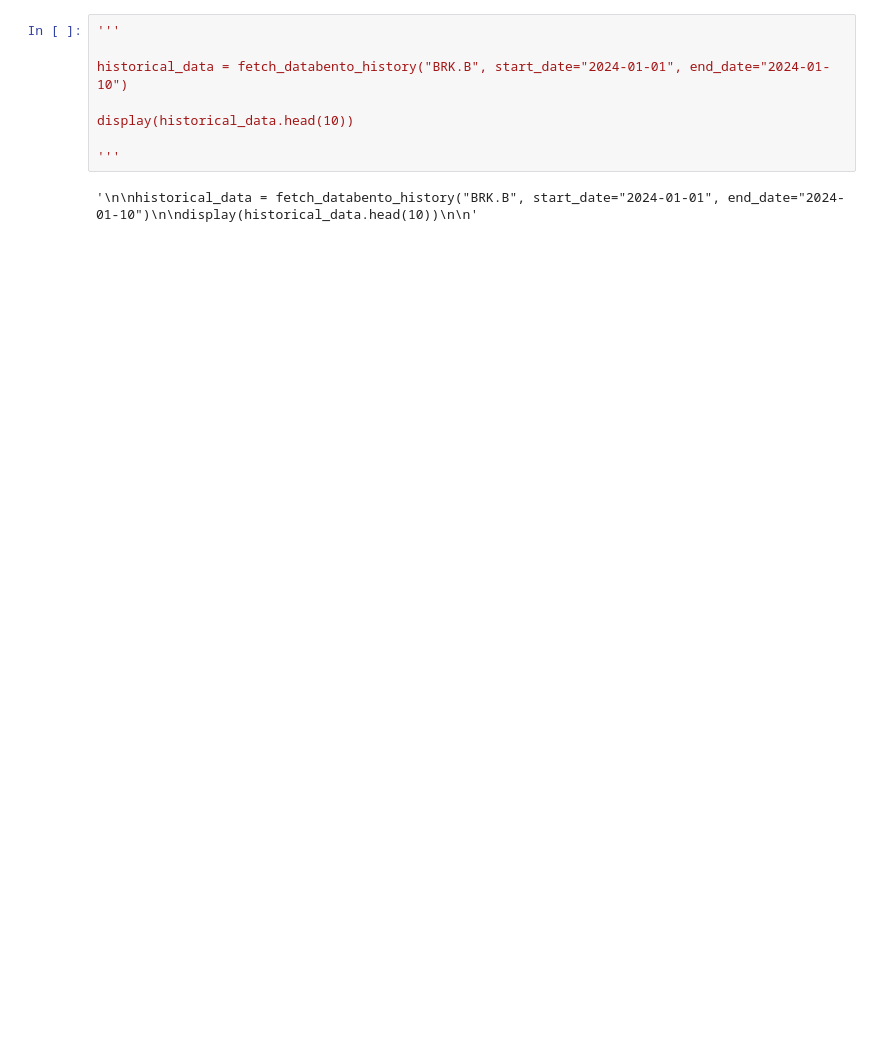
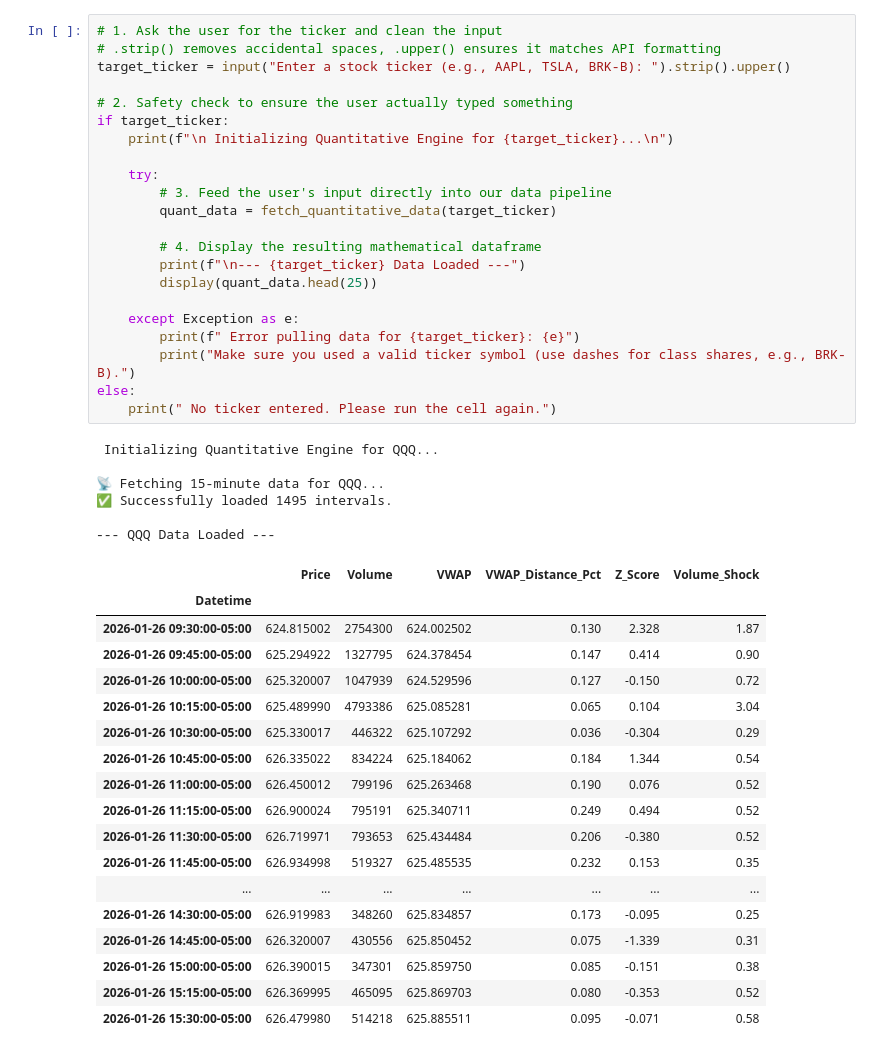
Before and after one commit to eternalshash/mind-overnight, a Jupyter notebook: code/Modeling.Prac/prepping1.ipynb, the cells around one changed output. Saved outputs shown, nothing was run; the diff lists cells and outputs as text; blank space fills up the shorter version.

```diff
--- a/code/Modeling.Prac/prepping1.ipynb
+++ b/code/Modeling.Prac/prepping1.ipynb
@@ -80,10 +88,47 @@ def fetch_databento_history(ticker_symbol, start_date="2019-01-01", end_date="20
-# %%
-'''
-
-historical_data = fetch_databento_history("BRK.B", start_date="2024-01-01", end_date="2024-01-10")
-
-display(historical_data.head(10))
-
-'''
-# %% [output]
-'\n\nhistorical_data = fetch_databento_history("BRK.B", start_date="2024-01-01", end_date="2024-01-10")\n\ndisplay(historical_data.head(10))\n\n'
+# %%
+# 1. Ask the user for the ticker and clean the input
+# .strip() removes accidental spaces, .upper() ensures it matches API formatting
+target_ticker = input("Enter a stock ticker (e.g., AAPL, TSLA, BRK-B): ").strip().upper()
+
+# 2. Safety check to ensure the user actually typed something
+if target_ticker:
+    print(f"\n Initializing Quantitative Engine for {target_ticker}...\n")
+
+    try:
+        # 3. Feed the user's input directly into our data pipeline
+        quant_data = fetch_quantitative_data(target_ticker)
+
+        # 4. Display the resulting mathematical dataframe
+        print(f"\n--- {target_ticker} Data Loaded ---")
+        display(quant_data.head(25))
+
+    except Exception as e:
+        print(f" Error pulling data for {target_ticker}: {e}")
+        print("Make sure you used a valid ticker symbol (use dashes for class shares, e.g., BRK-B).")
+else:
+    print(" No ticker entered. Please run the cell again.")
+# %% [output]
+ Initializing Quantitative Engine for QQQ...
+
+📡 Fetching 15-minute data for QQQ...
+✅ Successfully loaded 1495 intervals.
+
+--- QQQ Data Loaded ---
+|  | Price | Volume | VWAP | VWAP_Distance_Pct | Z_Score | Volume_Shock |
+| Datetime |  |  |  |  |  |  |
+| 2026-01-26 09:30:00-05:00 | 624.815002 | 2754300 | 624.002502 | 0.130 | 2.328 | 1.87 |
+| 2026-01-26 09:45:00-05:00 | 625.294922 | 1327795 | 624.378454 | 0.147 | 0.414 | 0.90 |
+| 2026-01-26 10:00:00-05:00 | 625.320007 | 1047939 | 624.529596 | 0.127 | -0.150 | 0.72 |
+| 2026-01-26 10:15:00-05:00 | 625.489990 | 4793386 | 625.085281 | 0.065 | 0.104 | 3.04 |
+| 2026-01-26 10:30:00-05:00 | 625.330017 | 446322 | 625.107292 | 0.036 | -0.304 | 0.29 |
+| 2026-01-26 10:45:00-05:00 | 626.335022 | 834224 | 625.184062 | 0.184 | 1.344 | 0.54 |
+| 2026-01-26 11:00:00-05:00 | 626.450012 | 799196 | 625.263468 | 0.190 | 0.076 | 0.52 |
+| 2026-01-26 11:15:00-05:00 | 626.900024 | 795191 | 625.340711 | 0.249 | 0.494 | 0.52 |
+| 2026-01-26 11:30:00-05:00 | 626.719971 | 793653 | 625.434484 | 0.206 | -0.380 | 0.52 |
+| 2026-01-26 11:45:00-05:00 | 626.934998 | 519327 | 625.485535 | 0.232 | 0.153 | 0.35 |
+| ... | ... | ... | ... | ... | ... | ... |
+| 2026-01-26 14:30:00-05:00 | 626.919983 | 348260 | 625.834857 | 0.173 | -0.095 | 0.25 |
+| 2026-01-26 14:45:00-05:00 | 626.320007 | 430556 | 625.850452 | 0.075 | -1.339 | 0.31 |
+| 2026-01-26 15:00:00-05:00 | 626.390015 | 347301 | 625.859750 | 0.085 | -0.151 | 0.38 |
+| 2026-01-26 15:15:00-05:00 | 626.369995 | 465095 | 625.869703 | 0.080 | -0.353 | 0.52 |
+| 2026-01-26 15:30:00-05:00 | 626.479980 | 514218 | 625.885511 | 0.095 | -0.071 | 0.58 |
```
Also changed, not shown: parts of 5 cells of this notebook, 1 other file.
